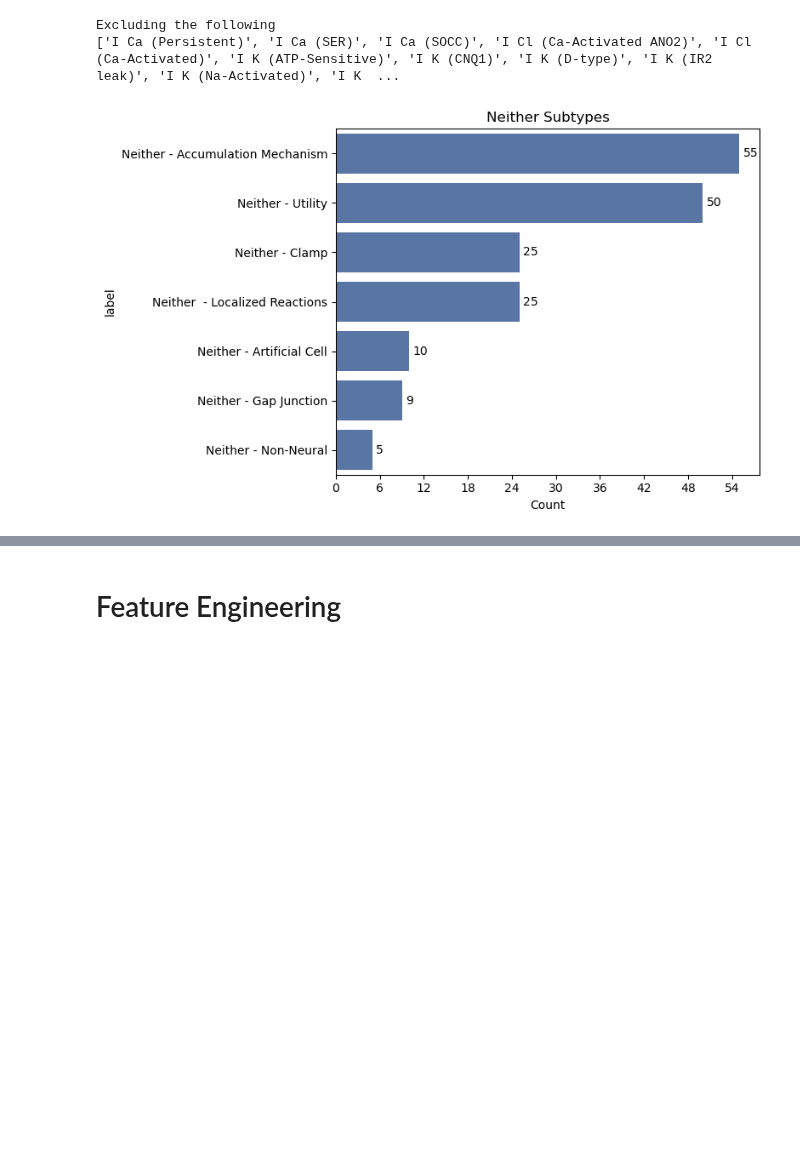
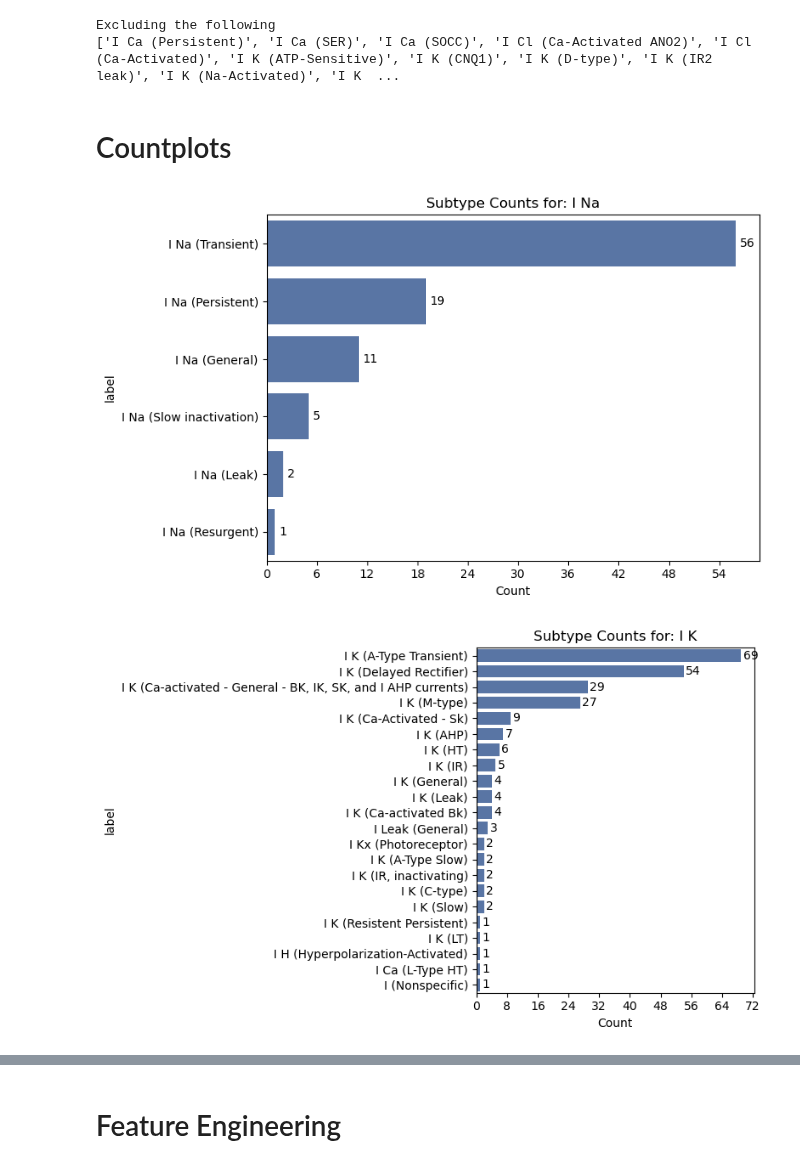
Before and after one commit to innacohen/mod-annotation, a Jupyter notebook: code/pipeline.ipynb, the cells around one changed output, grey strips where cells are left out. Cells and saved outputs as stored; diff of their text form; code cells hidden in the pictures; blank space fills up the shorter version.

```diff
--- a/code/pipeline.ipynb
+++ b/code/pipeline.ipynb
@@ -126,13 +679,18 @@ ant_df_long = (ant_df_wide.melt(
 ).dropna(subset=["label"])
 .drop(columns=['raw_sha','count','url','mod_file','ask_robert','annotated','Robert reviewed','subtype'])
 .sort_values('row_id'))
+# %% [markdown]
+# Countplots
 # %%
-plot_countplot(
-    df=ant_df_long,
-    col='label',
-    subset_query="type == 'Neither'",
-    title='Neither Subtypes',
-    show_counts=True
-)
+# Loop through each unique type and plot
+for t in ant_df_long["type"].dropna().unique():
+    plot_countplot(
+        df=ant_df_long,
+        col='label',
+        subset_query=f"type == '{t}'",
+        title=f"Subtype Counts for: {t}",
+        show_counts=True
+    )
 # %% [output]
-[figure, old version]
+[figure, new version]
+[figure, added]
```
Also changed, not shown: parts of 16 cells of this notebook, 1 other file.
